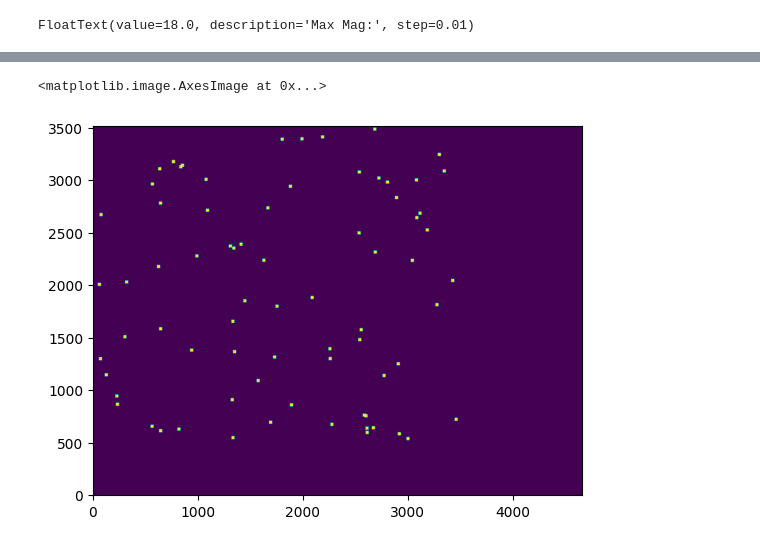
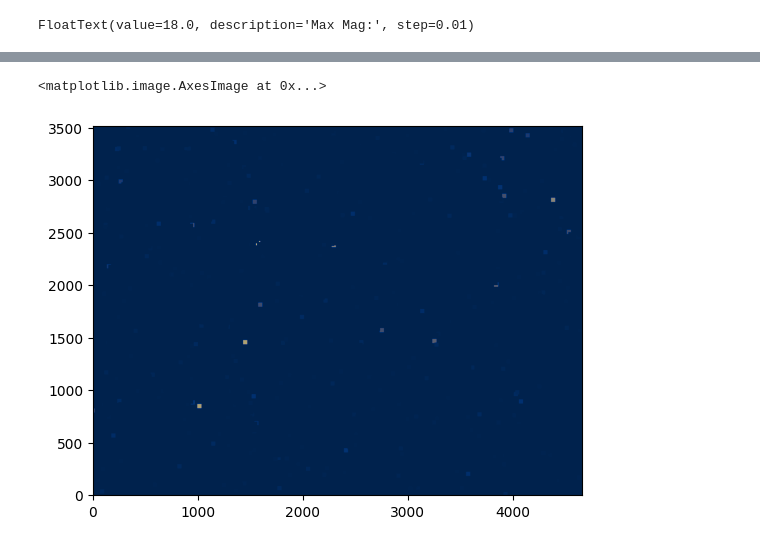
Before and after one commit to orenir49/MAST-simulator, a Jupyter notebook: query.ipynb, the cells around one changed output, grey strips where cells are left out. Drawn from its saved outputs; the diff is of its cells as text; code cells hidden in the pictures.

Commit message:
Synthetic noise, relative brightness

```diff
--- a/query.ipynb
+++ b/query.ipynb
@@ -15,6 +16,7 @@ fd_unit = u.J/u.m**2/u.s/u.nm
 d_filters = {'Band':['G','BP','RP'],'Wavelength':[639.07*u.nm,518.26*u.nm,782.51*u.nm],'Bandpass':[454.82*u.nm,265.9*u.nm,292.75*u.nm],'clam':[1.346e-21*fd_unit,3.009e-21*fd_unit,1.638e-21*fd_unit]}
 filters = pd.DataFrame(data=d_filters)
 qe = pd.read_csv('QE.csv',delimiter=',',index_col=0)
+dark = pd.read_csv('dark_current.csv',delimiter=',')
 
 ccd_width_px = 4656
 ccd_height_px = 3520
@@ -116,10 +176,0 @@ def effective_qe(lmin,lmax):
-# %%
-coor= coord.SkyCoord(ra = ra_widget.value , dec = dec_widget.value , frame='fk5', unit=(u.deg, u.deg), obstime="J2000")
-coor = coor.transform_to(coord.FK5(equinox='J2016.000'))
-ra2016 = coor.ra.value
-dec2016 = coor.dec.value
-
-entries = get_entries(max_mag_widget.value, ra2016, dec2016, ccd_width_range_deg, ccd_height_range_deg)
-convert_to_flux_density(entries)
-convert_gaia_to_mast(entries)
-entries.show_in_notebook()
@@ -139,26 +200,24 @@ $217928.73 \; \mathrm{\frac{e^{-}}{s}}$
 # %%
 wcs_input_dict = {
     'CTYPE1': 'RA---TAN',
     'CUNIT1': 'deg',
     'CDELT1': (px_ra.to(u.deg)).value,
     'CRPIX1': ccd_width_px/2 - 1,
-    'CRVAL1': ra2016,
+    'CRVAL1': ra_widget.value,
     'NAXIS1': ccd_width_px,
     'CTYPE2': 'DEC--TAN',
     'CUNIT2': 'deg',
     'CDELT2': (px_dec.to(u.deg)).value,
     'CRPIX2': ccd_height_px/2 - 1,
-    'CRVAL2': dec2016,
+    'CRVAL2': dec_widget.value,
     'NAXIS2': ccd_height_px
 }
-coor_width_range_deg = ccd_width_range_deg / np.cos(np.deg2rad(dec2016))
 wcs_dict = wcs.WCS(wcs_input_dict)
 image = np.zeros((ccd_height_px,ccd_width_px))
-x = wcs_dict.wcs_world2pix([[ra2016 +(coor_width_range_deg.value/2),dec2016+(ccd_height_range_deg.value/2)]],0)
-pixs = wcs_dict.wcs_world2pix(entries['ra'].value, entries['dec'].value, 0)
-for i in range(len(pixs[0])):
-    image[int(pixs[0][i])-15:int(pixs[0][i])+15,int(pixs[1][i])-15:int(pixs[1][i])+15] = 1
-plt.imshow(image, origin='lower')
+image = add_sources(image,entries,wcs_dict,1*u.s)
+image = add_bgd_noise(image,10*u.electron/u.s,1*u.s)
+image = add_read_dark_noise(image,-15,3.6*u.electron,1*u.s)
+plt.imshow(image,origin='lower',cmap='cividis')
 # %% [output]
 <matplotlib.image.AxesImage at 0x...>
-[figure, old version]
+[figure, new version]
```
Also changed, not shown: parts of 8 cells of this notebook, 1 other file.
